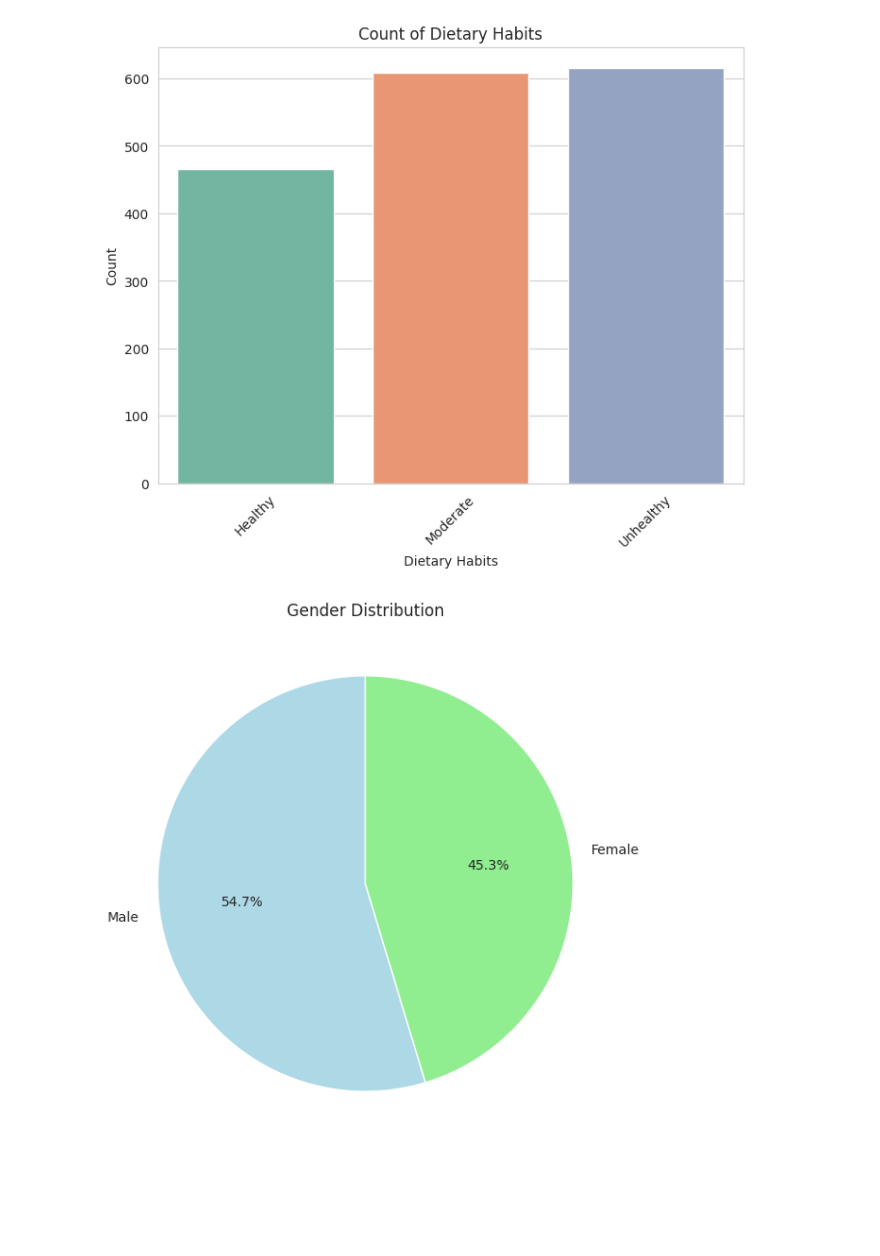
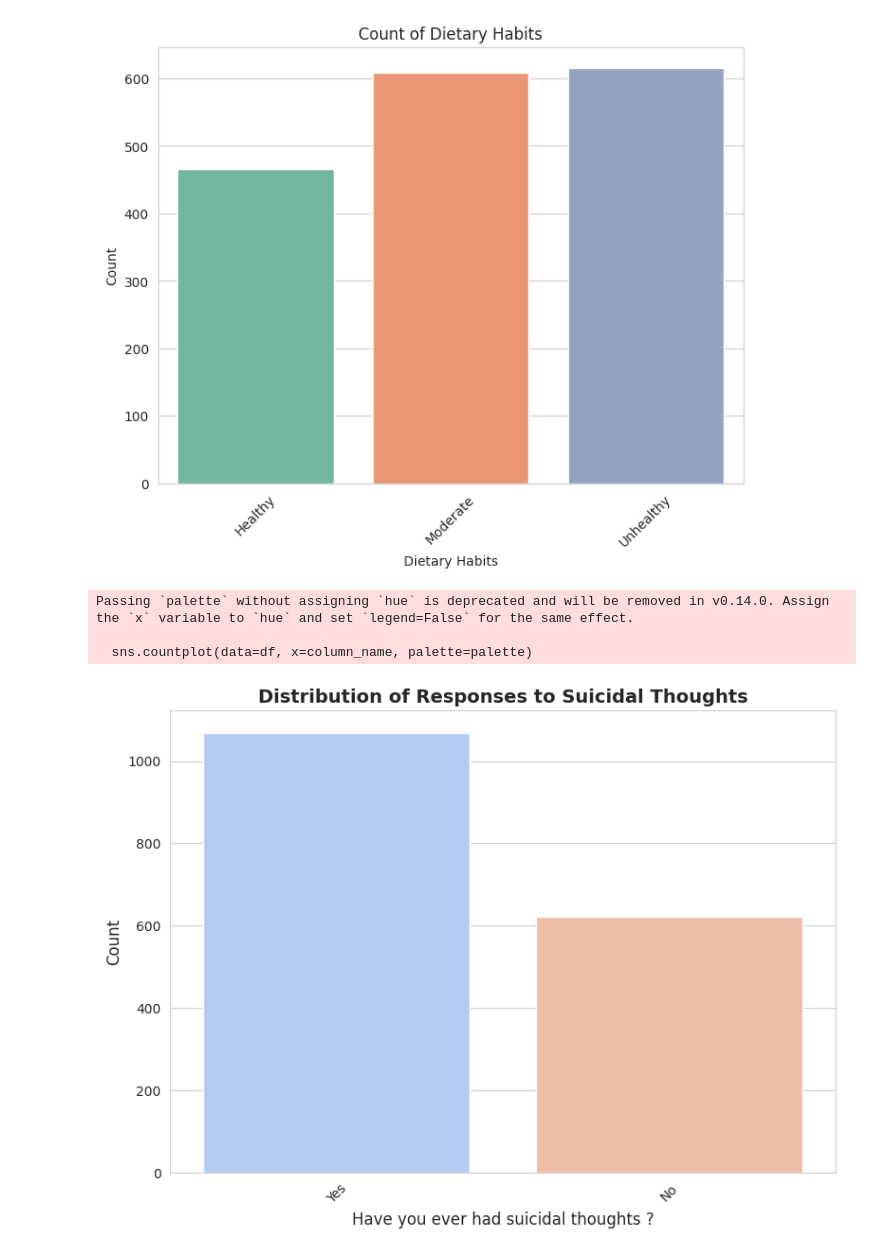
Before and after one commit to DeekshaMoolya1004/DANLC-Labs, a Jupyter notebook: chapter_appendix-tools-for-deep-learning/jupyter.ipynb, the cells around one changed output. Drawn from its saved outputs; the diff is of its cells as text; code cells hidden in the pictures; blank space fills up the shorter version.

```diff
--- a/chapter_appendix-tools-for-deep-learning/jupyter.ipynb
+++ b/chapter_appendix-tools-for-deep-learning/jupyter.ipynb
@@ -275,0 +129,19 @@ Passing `palette` without assigning `hue` is deprecated and will be removed in v
+# %%
+import pandas as pd
+import matplotlib.pyplot as plt
+import seaborn as sns
+
+# Assuming df is your DataFrame
+sns.set_style('whitegrid')  # Optional: Set the style for the plots
+
+# Function to plot bar chart for categorical columns
+def plot_bar_chart(df, column_name):
+    plt.figure(figsize=(8, 6))
+    sns.countplot(data=df, x=column_name, palette='Set2')
+    plt.title(f'Count of {column_name}')
+    plt.xlabel(column_name)
+    plt.ylabel('Count')
+    plt.xticks(rotation=45)  # Rotate x-axis labels if necessary
+    plt.show()
+
+plot_bar_chart(df, 'Have you ever had suicidal thoughts ?')  # Suicidal thoughts distribution
@@ -281,21 +158,31 @@ Passing `palette` without assigning `hue` is deprecated and will be removed in v
 
   sns.countplot(data=df, x=column_name, palette='Set2')
 [figure]
-# %%
-import pandas as pd
-import matplotlib.pyplot as plt
-
-# Assuming df is your DataFrame
-# For demonstration, we'll use the 'Gender' column from your dataset
-
-# Get the counts for each gender category
-gender_counts = df['Gender'].value_counts()
-
-# Plot the pie chart
-plt.figure(figsize=(7, 7))
-gender_counts.plot.pie(autopct='%1.1f%%', startangle=90, cmap='Set3', colors=['lightblue', 'lightgreen', 'lightpink'])
-plt.title('Gender Distribution')
-plt.ylabel('')  # Remove the ylabel to make it cleaner
-plt.show()
-# %% [output]
-[figure, removed]
+# %%
+
+import pandas as pd
+import matplotlib.pyplot as plt
+import seaborn as sns
+
+# Assuming df is your DataFrame
+sns.set_style('whitegrid')  # Optional: Set the style for the plots
+
+# Function to plot bar chart for categorical columns
+def plot_bar_chart(df, column_name, title=None, palette='Set2', rotation=45):
+    plt.figure(figsize=(8, 6))
+    sns.countplot(data=df, x=column_name, palette=palette)
+    plt.title(title if title else f'Count of {column_name}', fontsize=14, weight='bold')
+    plt.xlabel(column_name, fontsize=12)
+    plt.ylabel('Count', fontsize=12)
+    plt.xticks(rotation=rotation)  # Rotate x-axis labels
+    plt.tight_layout()  # Adjust layout for better visuals
+    plt.show()
+
+# Example usage
+plot_bar_chart(df, 'Have you ever had suicidal thoughts ?',
+               title='Distribution of Responses to Suicidal Thoughts', palette='coolwarm')
+# %% [output]
+Passing `palette` without assigning `hue` is deprecated and will be removed in v0.14.0. Assign the `x` variable to `hue` and set `legend=False` for the same effect.
+
+  sns.countplot(data=df, x=column_name, palette=palette)
+[figure, added]
```
Also changed, not shown: parts of 13 cells of this notebook.
